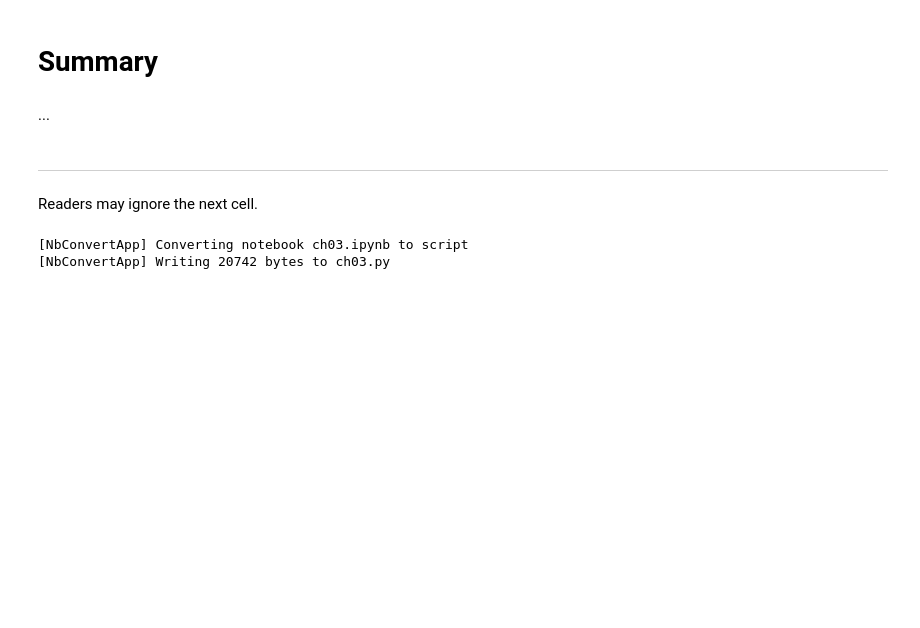
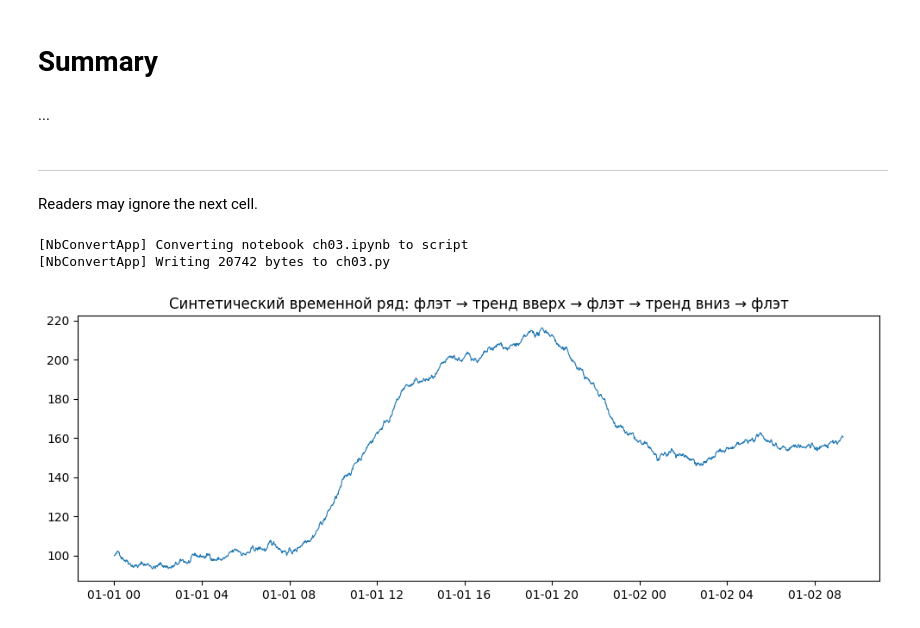
Before and after one commit to MinyaevAndrey/python-machine-learning-book-3rd-edition, a Jupyter notebook: ch03/ch03.ipynb, the cells around one changed output. Cells and saved outputs as stored; diff of their text form; code cells hidden in the pictures; blank space fills up the shorter version.

```diff
--- a/ch03/ch03.ipynb
+++ b/ch03/ch03.ipynb
@@ -793,0 +801,34 @@ Readers may ignore the next cell.
+# %%
+# Шаг 1: Генерация синтетического временного ряда
+
+np.random.seed(42)
+n_points = 2000
+
+# Базовый случайный блуждающий процесс
+price = [100]
+for i in range(1, n_points):
+    # Иногда добавляем тренд
+    if 500 <= i < 800:
+        drift = 0.3  # тренд вверх
+    elif 1200 <= i < 1500:
+        drift = -0.25  # тренд вниз
+    else:
+        drift = 0.0  # флэт
+
+    change = drift + np.random.normal(0, 0.5)
+    price.append(price[-1] + change)
+
+# Создаём DataFrame
+df = pd.DataFrame({
+    'timestamp': pd.date_range('2023-01-01', periods=n_points, freq='T'),
+    'price': price
+})
+df.set_index('timestamp', inplace=True)
+
+# Визуализация
+plt.figure(figsize=(12, 4))
+plt.plot(df.index, df['price'], linewidth=0.8)
+plt.title("Синтетический временной ряд: флэт → тренд вверх → флэт → тренд вниз → флэт")
+plt.show()
+# %% [output]
+[figure, added]
```
Also changed, not shown: parts of 11 cells of this notebook.
